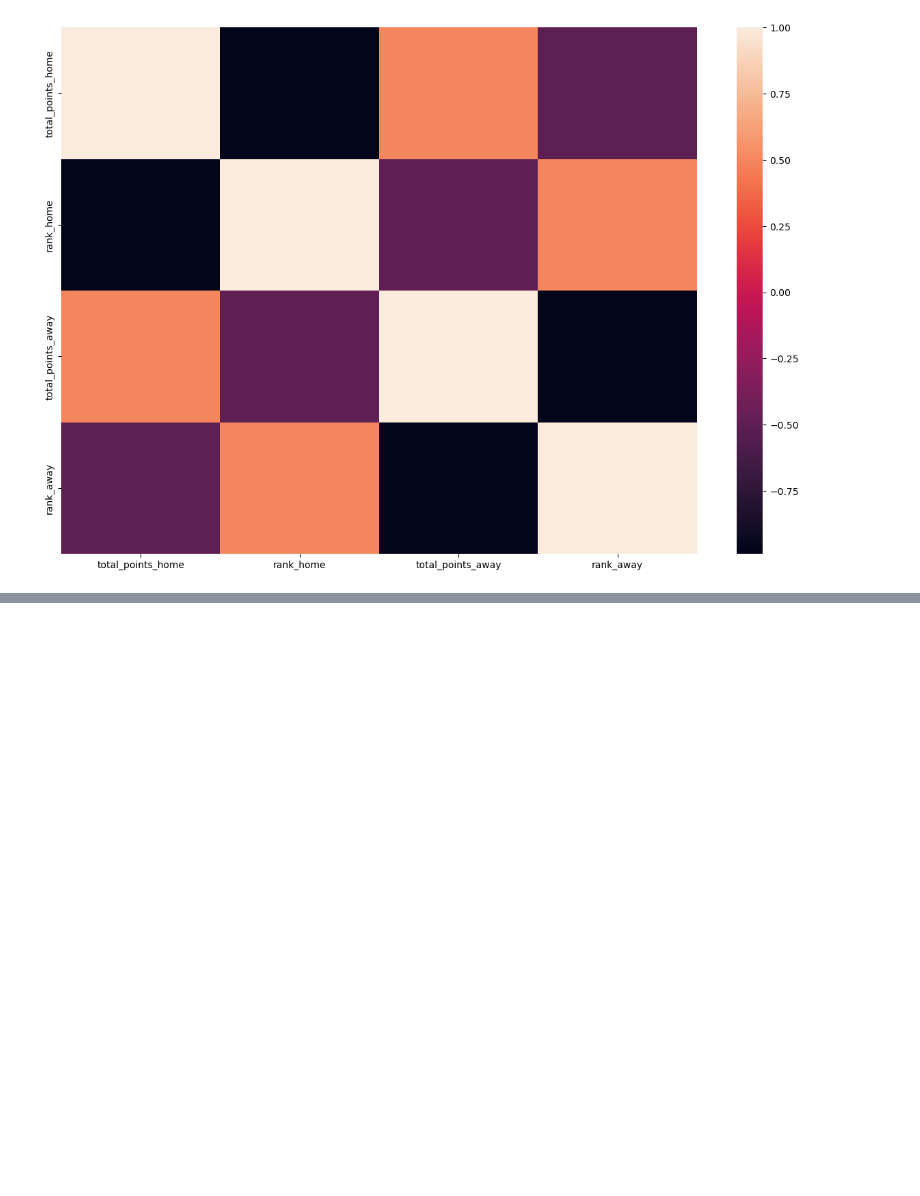
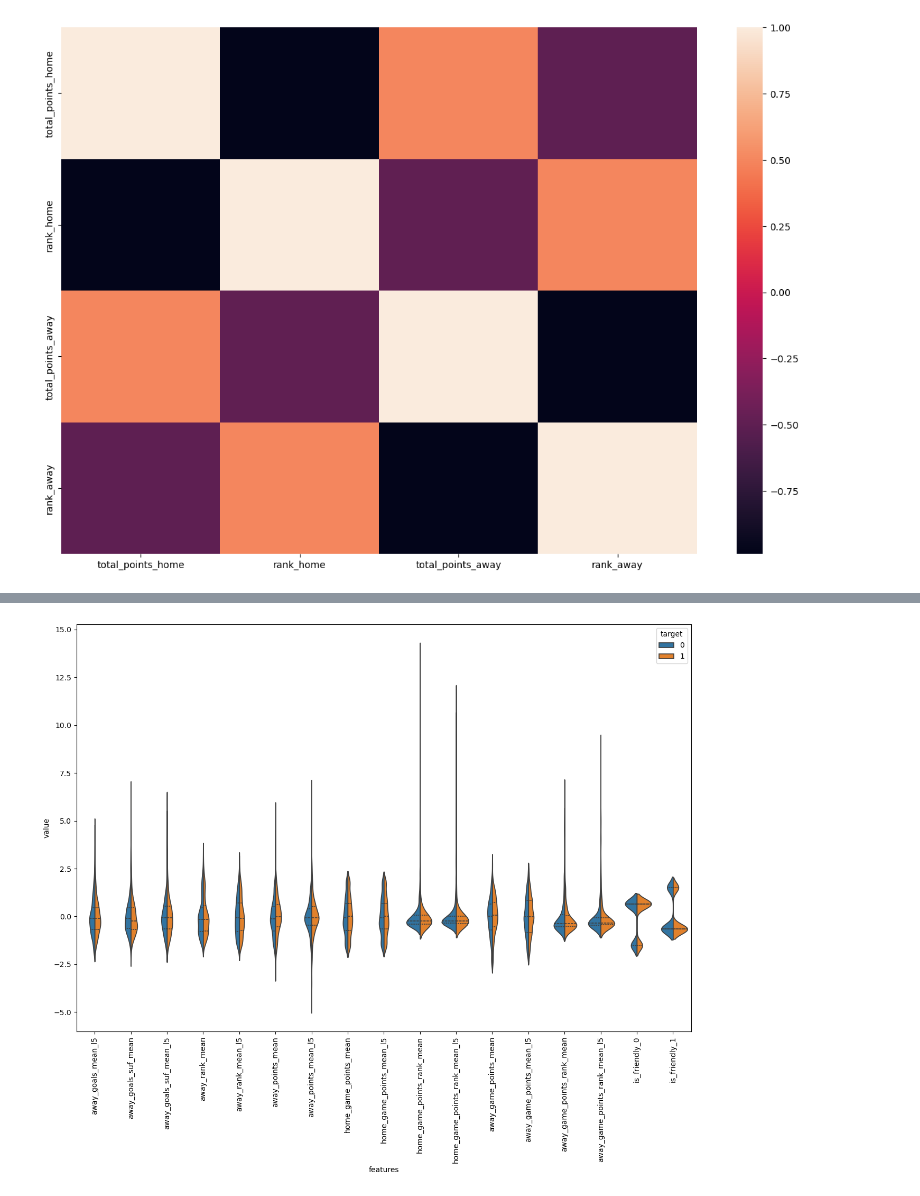
Before and after one commit to erensglm/Euro2024Predictor, a Jupyter notebook: EuroPredDemo.ipynb, the cells around one changed output, grey strips where cells are left out. Cells and saved outputs as stored; diff of their text form; code cells hidden in the pictures; blank space fills up the shorter version.

```diff
--- a/EuroPredDemo.ipynb
+++ b/EuroPredDemo.ipynb
@@ -149,0 +347,7 @@ team_stats_raw = team_stats.copy()
+# %%
+plt.figure(figsize=(15,10))
+sns.violinplot(x="features", y="value", hue="target", data=violin2,split=True, inner="quart")
+plt.xticks(rotation=90)
+plt.show()
+# %% [output]
+[figure, added]
```
Also changed, not shown: parts of 48 cells of this notebook, 6 other files.
